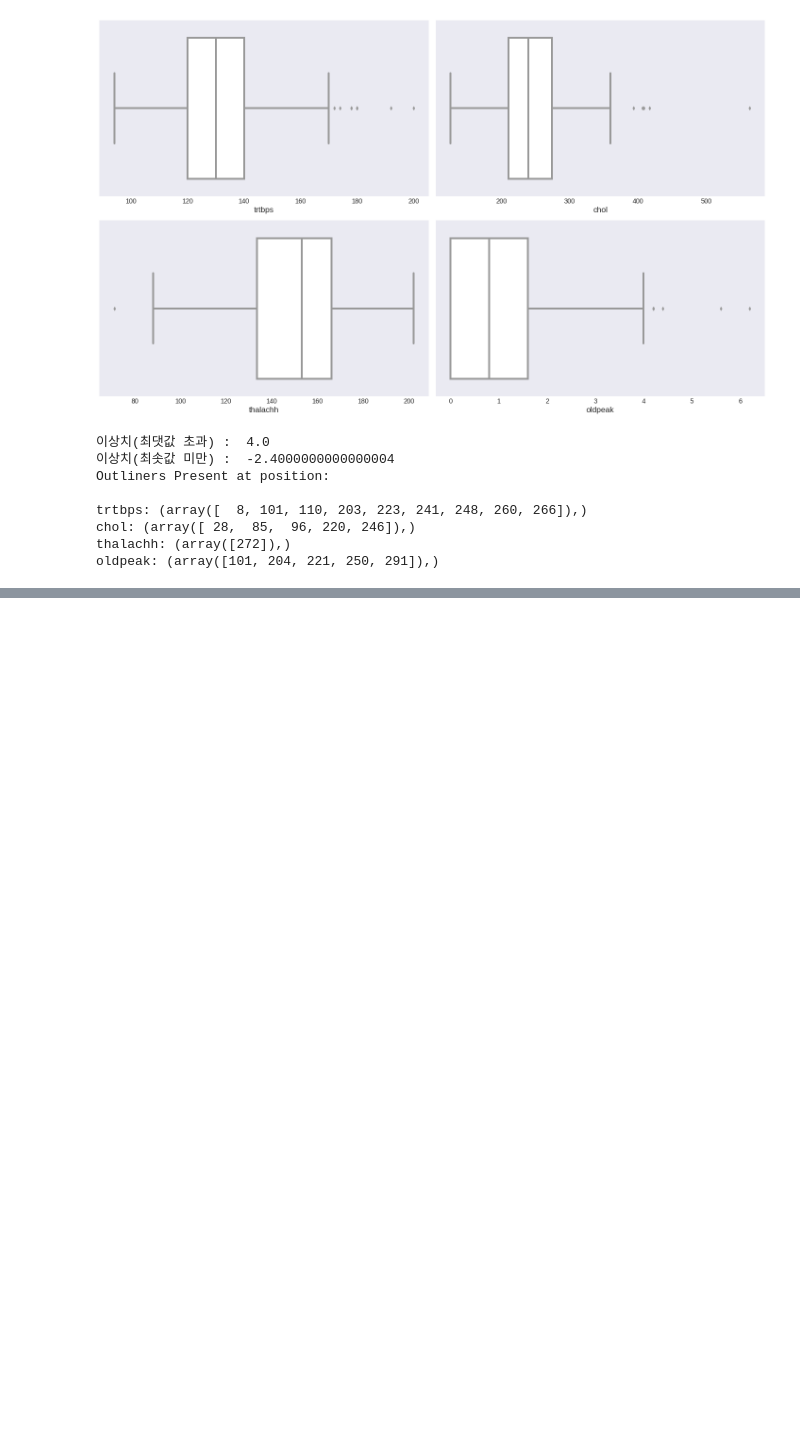
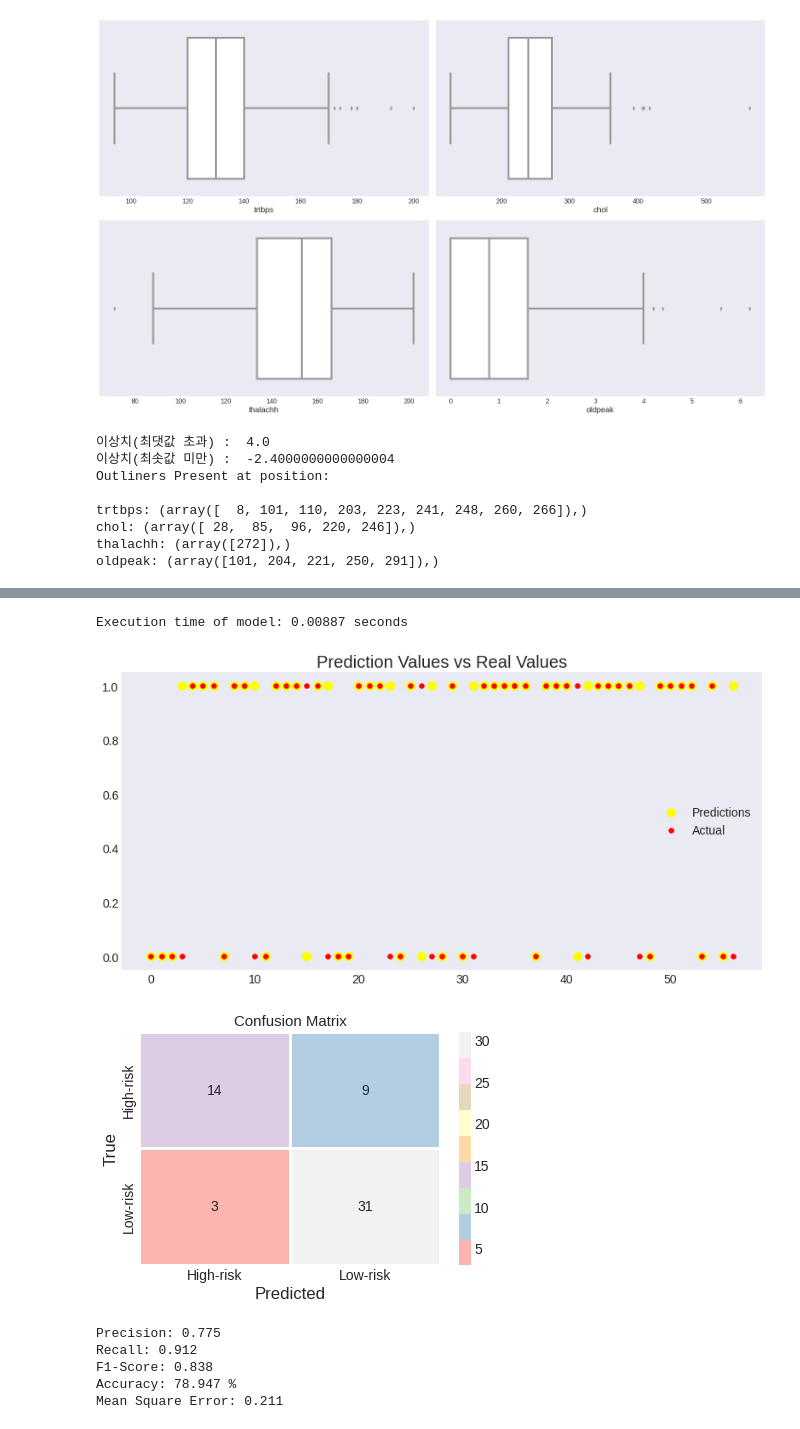
Before and after one commit to kang-jeong-uk/OSSP, a Jupyter notebook: Heart_Attack_Analysis_&_Prediction.ipynb, the cells around one changed output, grey strips where cells are left out. Cells and saved outputs as stored; diff of their text form; code cells hidden in the pictures; blank space fills up the shorter version.

```diff
--- a/Heart_Attack_Analysis_&_Prediction.ipynb
+++ b/Heart_Attack_Analysis_&_Prediction.ipynb
@@ -278,0 +326,26 @@ print(X)
+# %%
+#Build Model(K-Nearest Neighbours)
+from sklearn.neighbors import KNeighborsClassifier
+start=time.time()
+
+model_KNN = KNeighborsClassifier(n_neighbors=15)
+model_KNN.fit(X_train,Y_train)
+Y_pred = model_KNN.predict(X_test)
+
+end=time.time()
+
+model_KNN_time = end-start
+model_KNN_accuracy=round(accuracy_score(Y_test,Y_pred), 4)*100 # Accuracy
+
+print(f"Execution time of model: {round((model_KNN_time),5)} seconds")
+#Plot and compute metric
+compute(Y_pred,Y_test)
+# %% [output]
+Execution time of model: 0.00887 seconds
+[figure, added]
+[figure, added]
+Precision: 0.775
+Recall: 0.912
+F1-Score: 0.838
+Accuracy: 78.947 %
+Mean Square Error: 0.211
```
Also changed, not shown: parts of 10 cells of this notebook.
